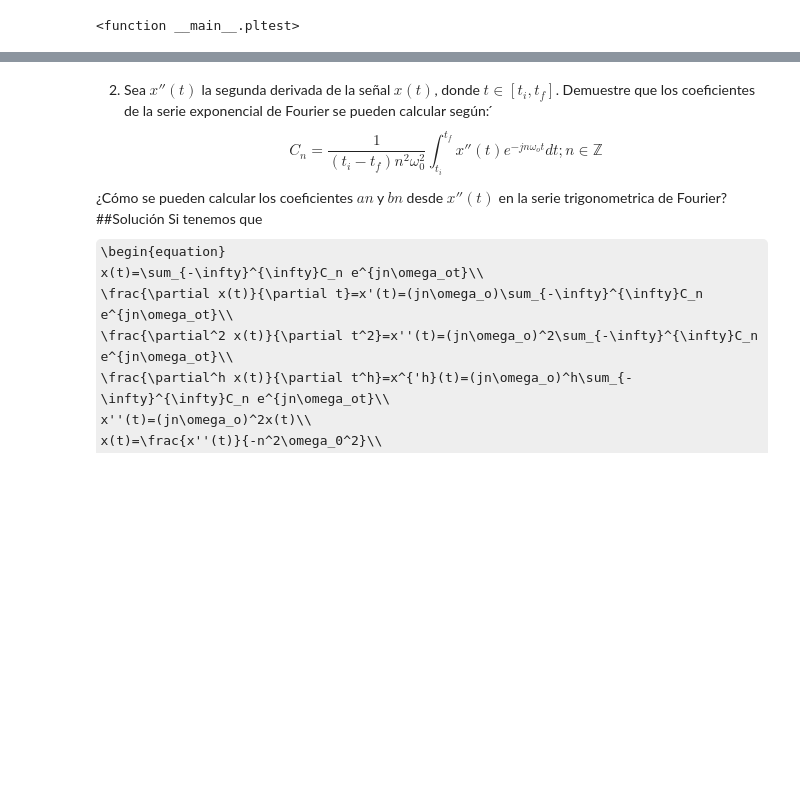
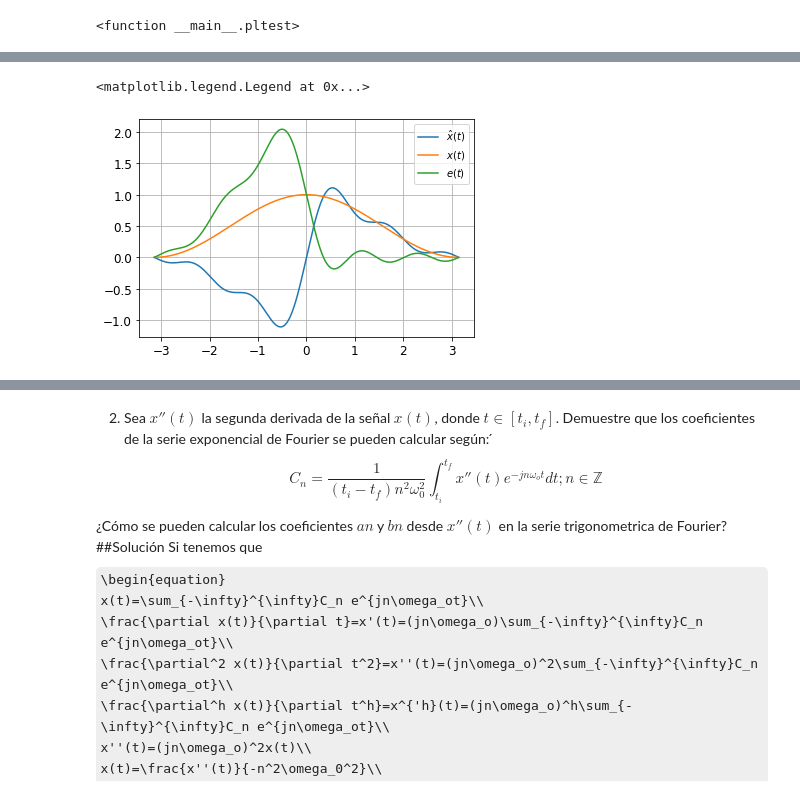
Before and after one commit to sejaramillotr/Taller-2, a Jupyter notebook: Taller_2.ipynb, the cells around one changed output, grey strips where cells are left out. Cells and saved outputs as stored; diff of their text form; code cells hidden in the pictures; some formulas as TeX source; blank space fills up the shorter version.

```diff
--- a/Taller_2.ipynb
+++ b/Taller_2.ipynb
@@ -729,0 +770,23 @@ P_x = \frac{1}{2\pi}\int^{\pi}_{-\pi}{|cos^2(t/2)^2|dt}=\frac{3}{8}, \quad P_n =
+# %%
+N = 5 #numero armonicos
+wo = 2*np.pi/T # frecuencia fundamental
+# %% definir bases
+cn = np.zeros(2*N+1,dtype=np.complex_)
+nv = np.linspace(-N, N, 2*N+1) #vector num armónicos
+Cn = (2*nv**2+(-1)**nv-1)*(-1j)/(2*nv*np.pi*(nv**2-1))
+Cn[N] = 0
+Cn[N+1] = -1j/np.pi
+Cn[N-1] = 1j/np.pi
+phin = np.zeros((Li,2*N+1),dtype=np.complex_)
+for n in range(-N,N+1,1):
+    phin[:,n+N] = np.exp(1j*n*wo*tv)
+# %%
+X = phin @ Cn  #producto matricial para calcular componentes espectrales phin.dot(Cn)
+plt.plot(tv,X,label = '$\hat{x}(t)$')
+plt.plot(tv,x,label = '$x(t)$')
+plt.plot(tv,x-X,label = '$e(t)$')
+plt.grid()
+plt.legend()
+# %% [output]
+<matplotlib.legend.Legend at 0x...>
+[figure, added]
```
Also changed, not shown: parts of 9 cells of this notebook.
